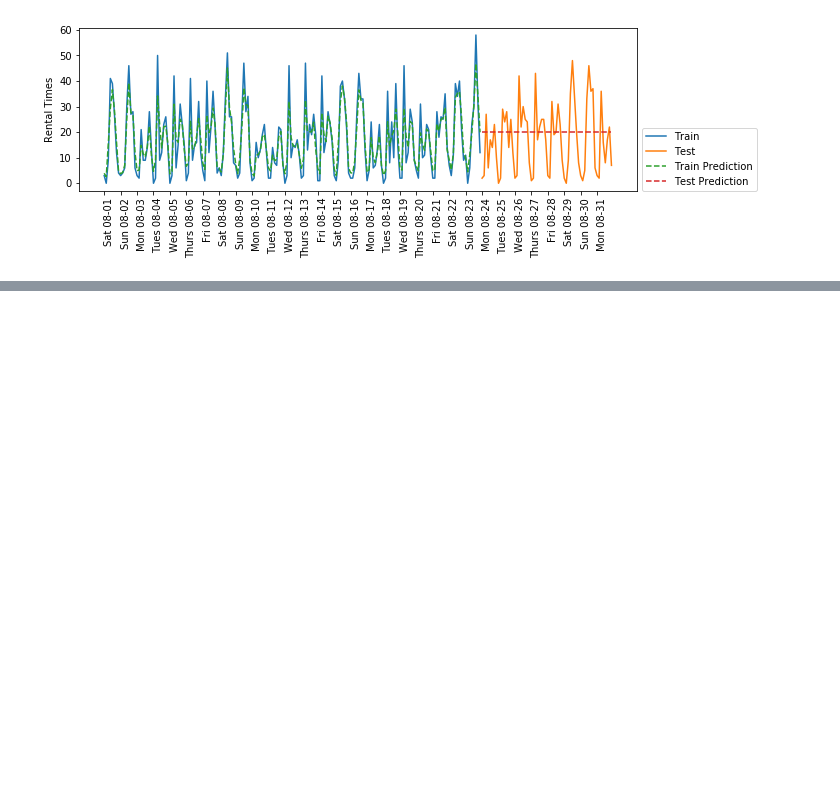
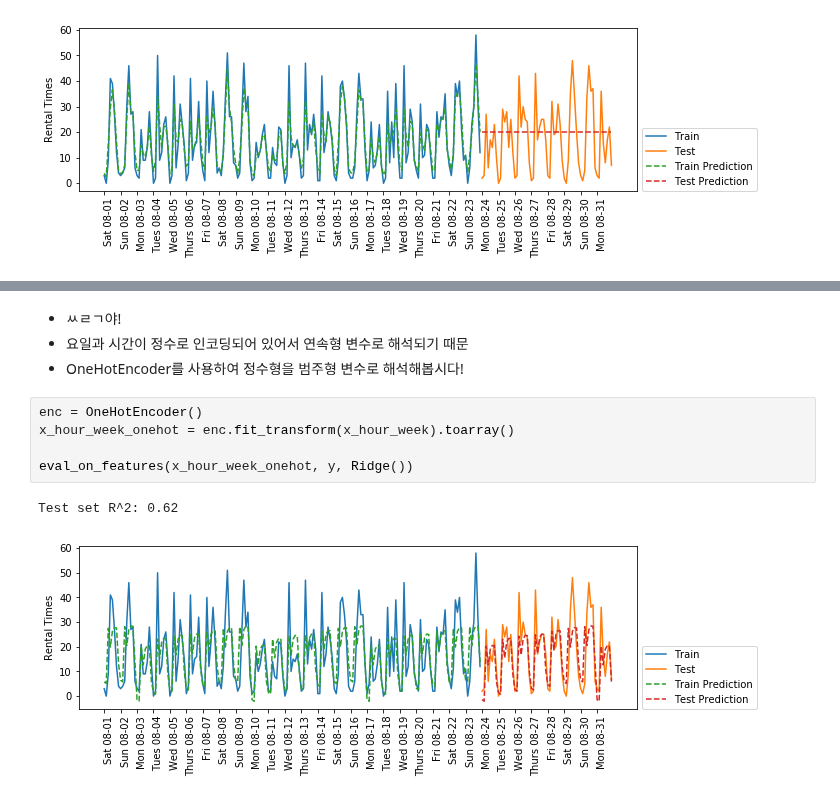
Before and after one commit to JMmmmuu/ML, a Jupyter notebook: IntroToMLwithPython/4_RepresentingData_n_EngineeringFeatures.ipynb, the cells around one changed output, grey strips where cells are left out. Drawn from its saved outputs; the diff is of its cells as text; blank space fills up the shorter version.

```diff
--- a/IntroToMLwithPython/4_RepresentingData_n_EngineeringFeatures.ipynb
+++ b/IntroToMLwithPython/4_RepresentingData_n_EngineeringFeatures.ipynb
@@ -703,0 +736,12 @@ Test set R^2: -0.04
+# %% [markdown]
+* ㅆㄹㄱ야!
+* 요일과 시간이 정수로 인코딩되어 있어서 연속형 변수로 해석되기 때문
+* OneHotEncoder를 사용하여 정수형을 범주형 변수로 해석해봅시다!
+# %%
+enc = OneHotEncoder()
+x_hour_week_onehot = enc.fit_transform(x_hour_week).toarray()
+
+eval_on_features(x_hour_week_onehot, y, Ridge())
+# %% [output]
+Test set R^2: 0.62
+[figure, added]
```
Also changed, not shown: parts of 11 cells of this notebook.
